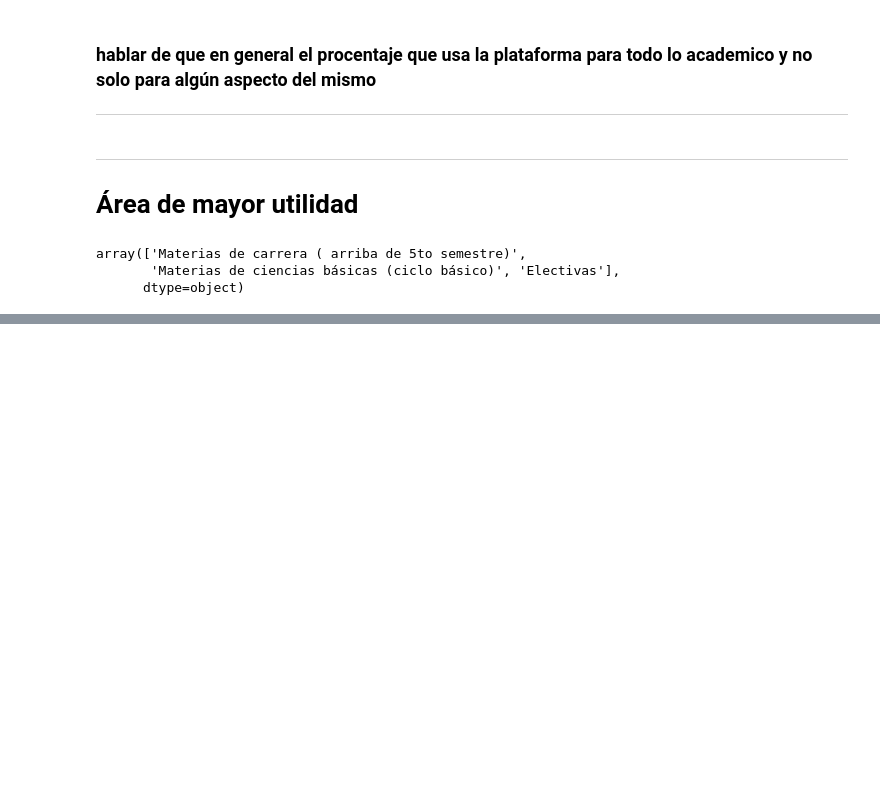
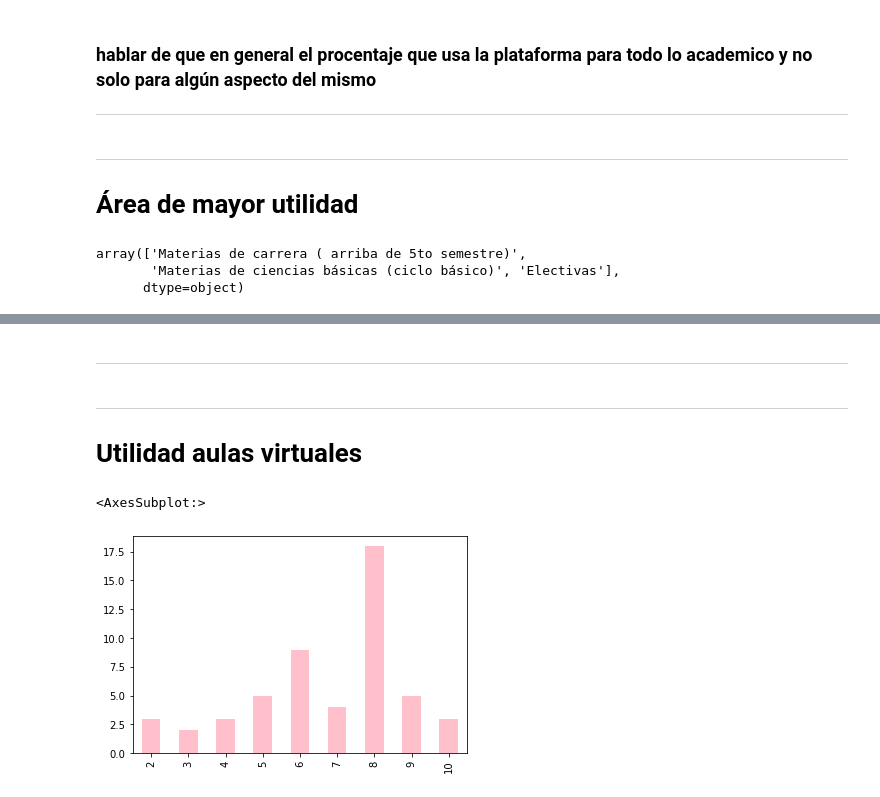
Before and after one commit to sebastianmora04/estadistica_j1, a Jupyter notebook: modelo.ipynb, the cells around one changed output, grey strips where cells are left out. Drawn from its saved outputs; the diff is of its cells as text; code cells hidden in the pictures; blank space fills up the shorter version.

```diff
--- a/modelo.ipynb
+++ b/modelo.ipynb
@@ -224,0 +224,11 @@ plt.show()
+# %% [markdown]
+-------------
+# %% [markdown]
+-----------
+# Utilidad aulas virtuales
+# %%
+x2 = df['Practicidad'].value_counts()
+x2.sort_index().plot(kind = 'bar',color='pink')
+# %% [output]
+<AxesSubplot:>
+[figure, added]
```
Also changed, not shown: parts of 32 cells of this notebook, 1 other file.
